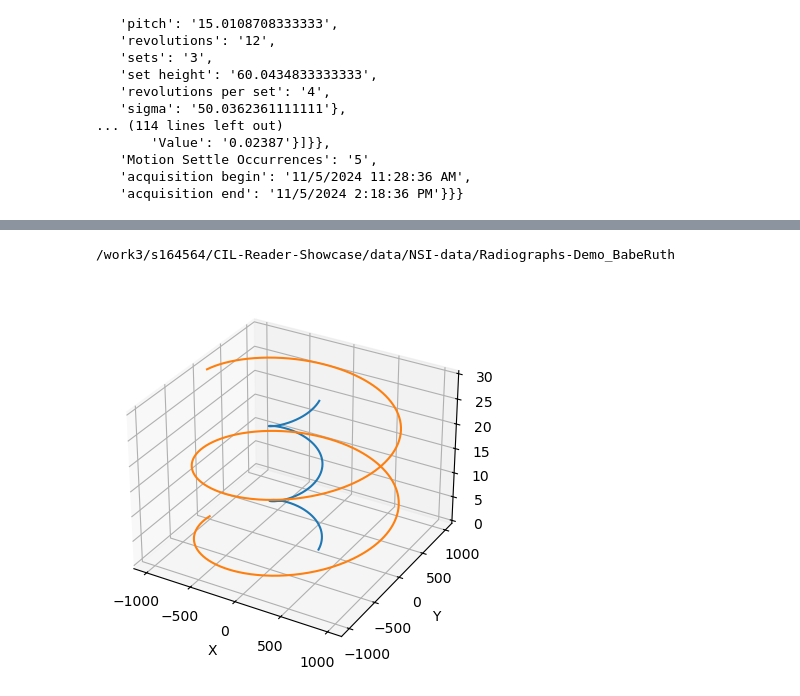
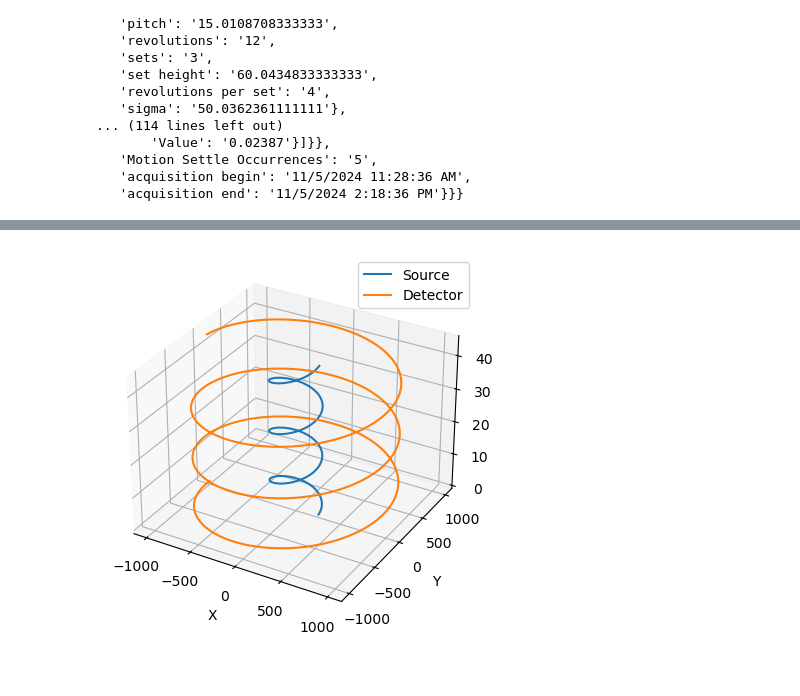
Before and after one commit to Lachrynier/CIL-Reader-Showcase, a Jupyter notebook: NSIDataReader.ipynb, the cells around one changed output, grey strips where cells are left out. Saved outputs shown, nothing was run; the diff lists cells and outputs as text; code cells hidden in the pictures.

```diff
--- a/NSIDataReader.ipynb
+++ b/NSIDataReader.ipynb
@@ -305,4 +221,5 @@ metadata
    'acquisition begin': '11/5/2024 11:28:36 AM',
    'acquisition end': '11/5/2024 2:18:36 PM'}}}
 # %%
-reader = NSIDataReader(file_name=DATA_PATH)
+reader = NSIDataReader(file_name=DATA_PATH, num_proj_subset=3*360)
+ig = reader.get_image_geometry()
@@ -309,43 +237,7 @@ reader = NSIDataReader(file_name=DATA_PATH)
 # %%
-reader.set_up(file_name=DATA_PATH, num_proj_subset=720)
+ad = reader.read()
-# %% [output]
-/work3/s164564/CIL-Reader-Showcase/data/NSI-data/Radiographs-Demo_BabeRuth
-# %%
-import numpy as np
-import matplotlib.pyplot as plt
-from mpl_toolkits.mplot3d import Axes3D
-
-def plot_3d_paths(coords1, coords2):
-    """
-    Plots two 3D paths from (N,3) NumPy arrays.
-    """
-
-    # Extract components for the first path
-    x1 = coords1[:, 0]      # First path: x-values
-    y1 = coords1[:, 1]      # First path: y-values
-    z1 = coords1[:, 2]      # First path: z-values
-
-    # Extract components for the second path
-    x2 = coords2[:, 0]      # Second path: x-values
-    y2 = coords2[:, 1]      # Second path: y-values
-    z2 = coords2[:, 2]      # Second path: z-values
-
-    # Set up the figure and 3D axis
-    fig = plt.figure()
-    ax = fig.add_subplot(111, projection='3d')
-
-    # Plot both paths
-    ax.plot(x1, y1, z1)     # First path
-    ax.plot(x2, y2, z2)     # Second path
-
-    # Labels for clarity
-    ax.set_xlabel('X')
-    ax.set_ylabel('Y')
-    ax.set_zlabel('Z')
-
-    plt.show()
 # %%
-plot_3d_paths(reader._src_pos, reader._det_pos)
+plot_3d_paths(reader._src_pos, reader._det_pos, 'Source' , 'Detector')
 # %% [output]
-[figure, old version]
+[figure, new version]
 # %%
```
Also changed, not shown: parts of 18 cells of this notebook.
